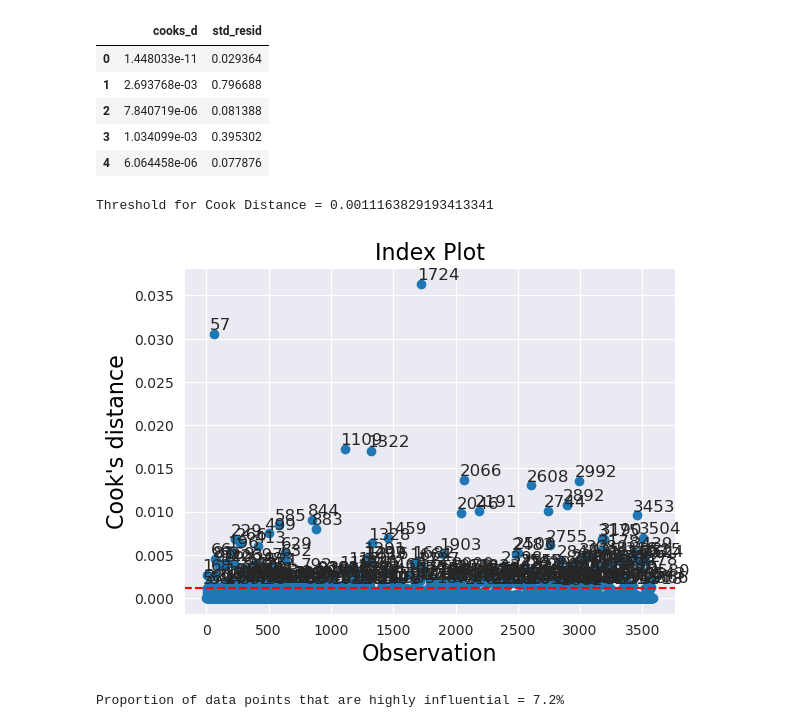
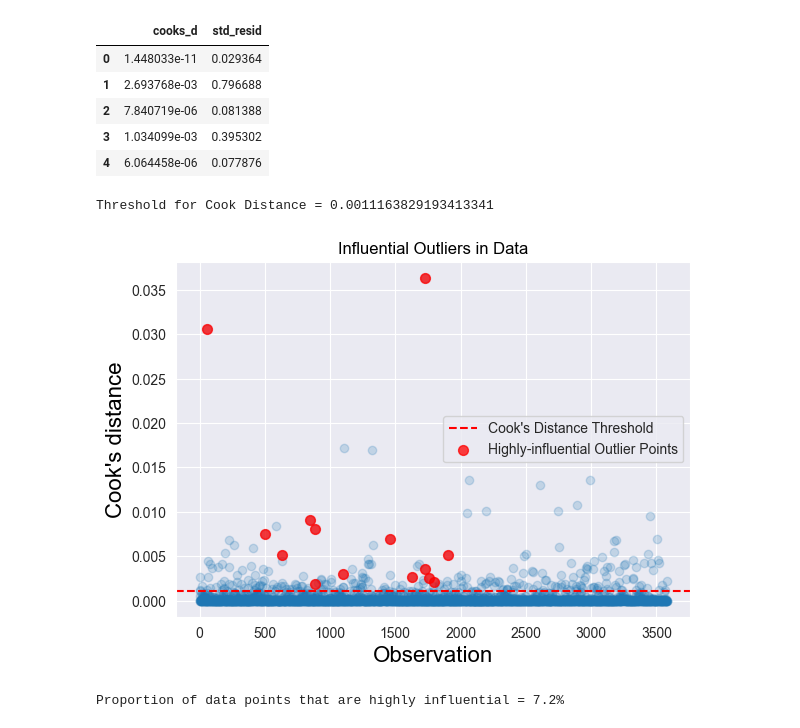
Before and after one commit to JuanesLamilla/yvr-airbnb-license-model, a Jupyter notebook: Logistic_Regression_Assumptions.ipynb, the cells around one changed output. Drawn from its saved outputs; the diff is of its cells as text; code cells hidden in the pictures.

```diff
--- a/Logistic_Regression_Assumptions.ipynb
+++ b/Logistic_Regression_Assumptions.ipynb
@@ -316,18 +370,44 @@ diagnosis_df.head()
 | 2 | 7.840719e-06 | 0.081388 |
 | 3 | 1.034099e-03 | 0.395302 |
 | 4 | 6.064458e-06 | 0.077876 |
-# %%
-# Set Cook's distance threshold
-cook_threshold = 4 / len(listings_df)
-print(f"Threshold for Cook Distance = {cook_threshold}")
-
-# Plot influence measures (Cook's distance)
-fig = influence.plot_index(y_var="cooks", threshold=cook_threshold)
-plt.axhline(y = cook_threshold, ls="--", color='red')
-fig.tight_layout(pad=2)
-# %% [output]
-Threshold for Cook Distance = 0.0011163829193413341
-[figure, removed]
+# %%
+# Set Cook's distance threshold
+cook_threshold = 4 / len(listings_df)
+print(f"Threshold for Cook Distance = {cook_threshold}")
+
+# Plot influence measures (Cook's distance)
+fig, ax = plt.subplots()
+influence.plot_index(y_var="cooks", threshold=cook_threshold, ax=ax, alpha=0.2)  # Set alpha here
+axhline = ax.axhline(y=cook_threshold, ls="--", color='red')
+
+# Remove existing labels
+for text in ax.texts:
+    text.set_visible(False)
+
+# Highlight points with std_resid > 3
+highlight_indices = diagnosis_df[diagnosis_df['std_resid'] > 2.5].index
+scatter = ax.scatter(
+    highlight_indices,
+    diagnosis_df.loc[highlight_indices, 'cooks_d'],
+    color='red',  # Set a color for the highlighted points
+    marker='o',   # Set a marker style for the highlighted points
+    alpha=0.75,    # Set transparency for the highlighted points
+    s=50          # Set marker size
+)
+
+
+fig.tight_layout(pad=2)
+
+plt.legend([axhline, scatter], ['Cook\'s Distance Threshold', 'Highly-influential Outlier Points'], loc='center right')
+
+plt.title("Influential Outliers in Data")
+
+fig.tight_layout(pad=2)
+plt.savefig('outliers.png', transparent=True)
+plt.show()
+# %% [output]
+Threshold for Cook Distance = 0.0011163829193413341
+[figure, added]
 # %%
 # Find number of observations that exceed Cook's distance threshold
 outliers = diagnosis_df[diagnosis_df['cooks_d'] > cook_threshold]
```
Also changed, not shown: parts of 10 cells of this notebook, 2 other files.
